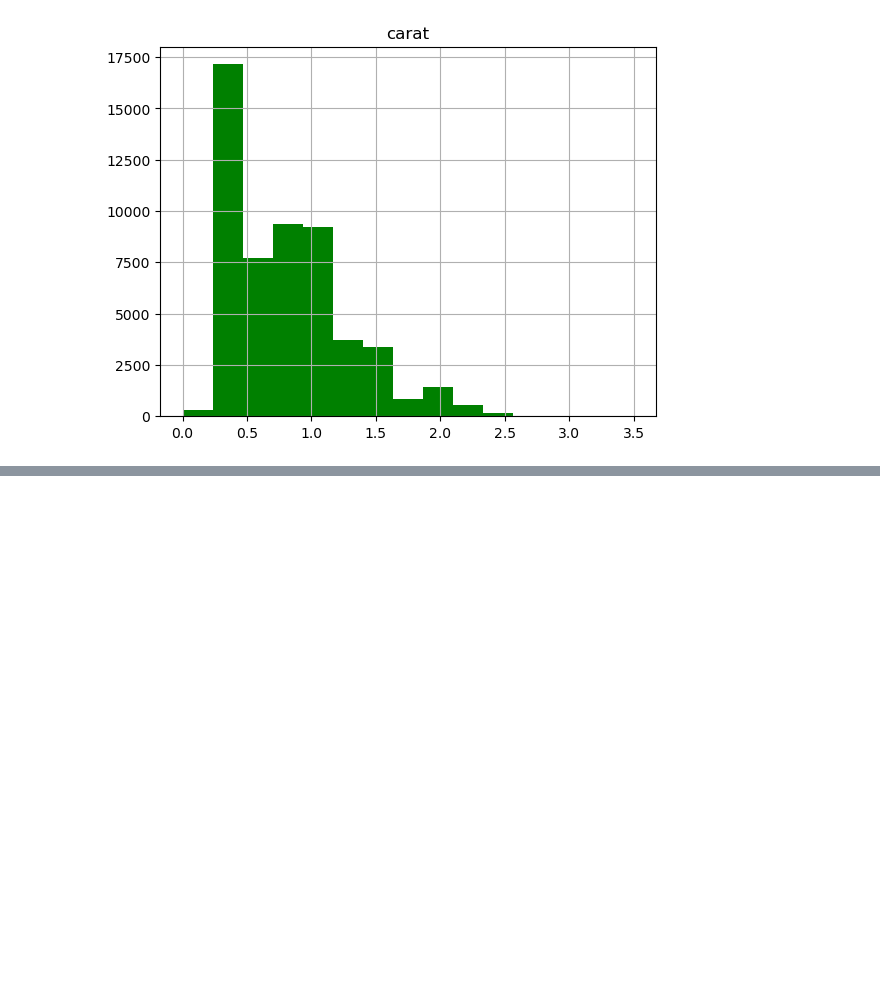
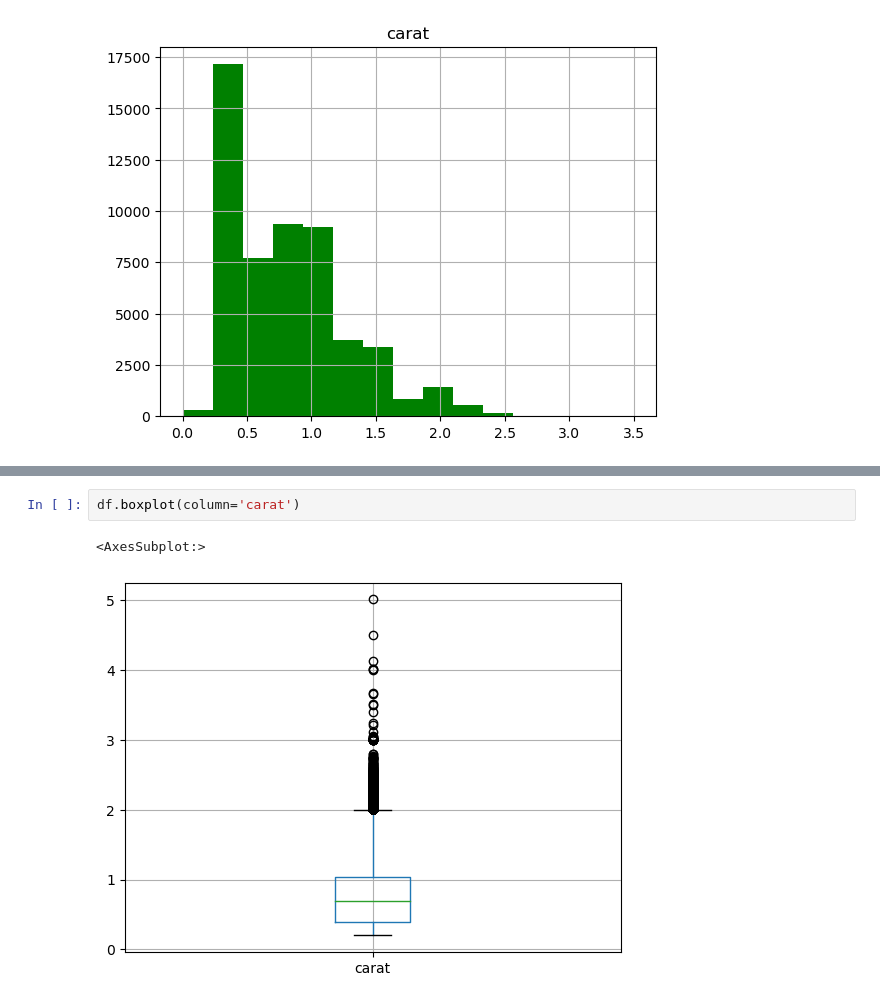
Before and after one commit to Javacream/org.javacream.training.python, a Jupyter notebook: data_analysis/diamonds.ipynb, the cells around one changed output, grey strips where cells are left out. Drawn from its saved outputs; the diff is of its cells as text; blank space fills up the shorter version.

```diff
--- a/data_analysis/diamonds.ipynb
+++ b/data_analysis/diamonds.ipynb
@@ -61,0 +98,5 @@ array([[<AxesSubplot:title={'center':'carat'}>]], dtype=object)
+# %%
+df.boxplot(column='carat')
+# %% [output]
+<AxesSubplot:>
+[figure, added]
```
Also changed, not shown: parts of 7 cells of this notebook.
